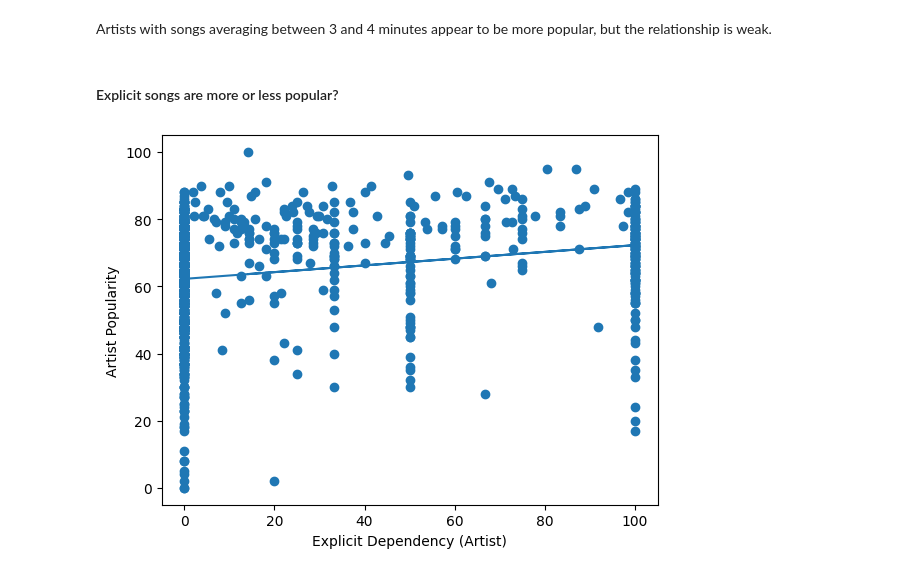
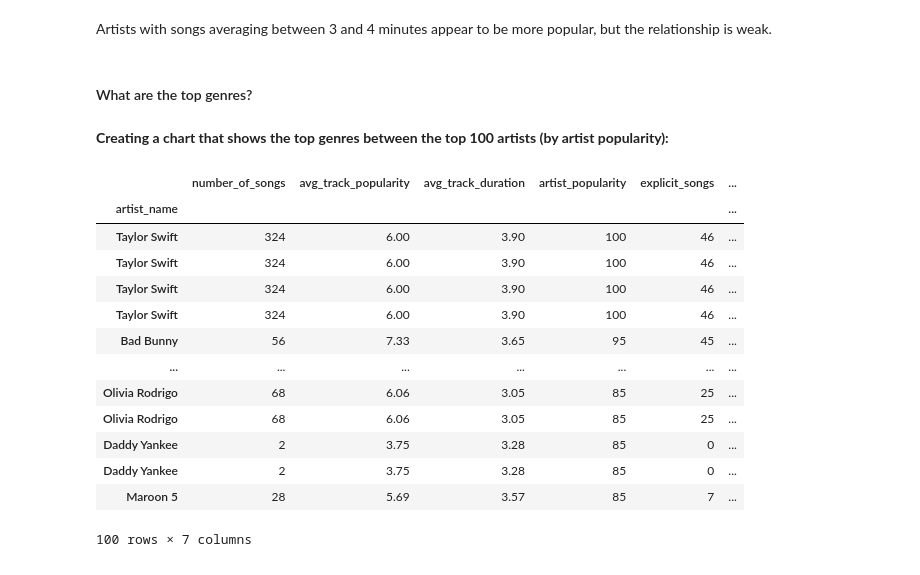
Before and after one commit to prokope/learning-data-science, a Jupyter notebook: eda.ipynb, the cells around one changed output. Drawn from its saved outputs; the diff is of its cells as text; code cells hidden in the pictures.

```diff
--- a/eda.ipynb
+++ b/eda.ipynb
@@ -453,22 +459,28 @@ plt.show()
 [figure]
 # %% [markdown]
 Artists with songs averaging between 3 and 4 minutes appear to be more popular, but the relationship is weak.
-# %% [markdown]
-#### Explicit songs are more or less popular?
-# %%
-x = artist_popularity_metrics['explicit_dependency']
-y = artist_popularity_metrics['artist_popularity']
-
-fig, ax = plt.subplots()
-
-plt.scatter(x, y)
-
-m, b = np.polyfit(x, y, 1)
-plt.plot(x, m*x + b)
-
-plt.xlabel('Explicit Dependency (Artist)')
-plt.ylabel('Artist Popularity')
-
-plt.show()
-# %% [output]
-[figure, removed]
+# %% [markdown]
+#### What are the top genres?
+# %% [markdown]
+**Creating a chart that shows the top genres between the top 100 artists (by artist popularity):**
+# %%
+# Exploded version (with separated labels to plot)
+artist_popularity_metrics_exploded = artist_popularity_metrics.explode('artist_labels')
+top_100_artists = artist_popularity_metrics_exploded.iloc[:100]
+
+top_100_artists
+# %% [output]
+|  | number_of_songs | avg_track_popularity | avg_track_duration | artist_popularity | explicit_songs | ... |
+| artist_name |  |  |  |  |  | ... |
+| Taylor Swift | 324 | 6.00 | 3.90 | 100 | 46 | ... |
+| Taylor Swift | 324 | 6.00 | 3.90 | 100 | 46 | ... |
+| Taylor Swift | 324 | 6.00 | 3.90 | 100 | 46 | ... |
+| Taylor Swift | 324 | 6.00 | 3.90 | 100 | 46 | ... |
+| Bad Bunny | 56 | 7.33 | 3.65 | 95 | 45 | ... |
+| ... | ... | ... | ... | ... | ... | ... |
+| Olivia Rodrigo | 68 | 6.06 | 3.05 | 85 | 25 | ... |
+| Olivia Rodrigo | 68 | 6.06 | 3.05 | 85 | 25 | ... |
+| Daddy Yankee | 2 | 3.75 | 3.28 | 85 | 0 | ... |
+| Daddy Yankee | 2 | 3.75 | 3.28 | 85 | 0 | ... |
+| Maroon 5 | 28 | 5.69 | 3.57 | 85 | 7 | ... |
+100 rows × 7 columns
```
Also changed, not shown: parts of 7 cells of this notebook.
